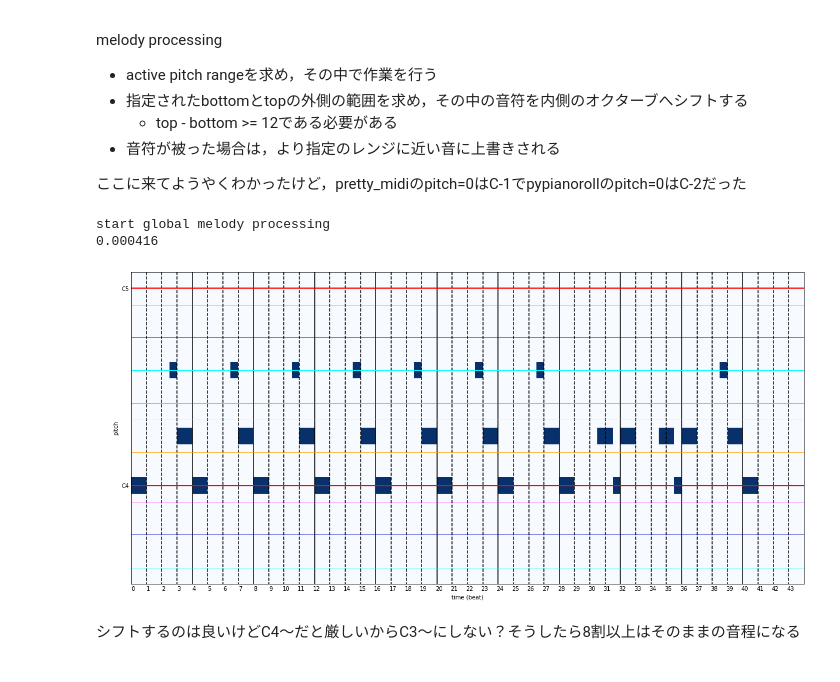
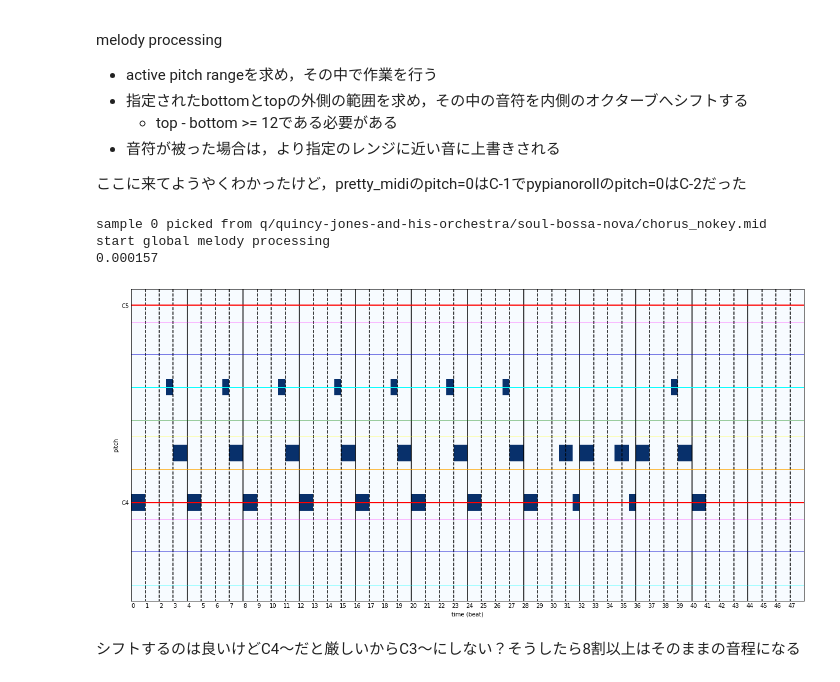
Before and after one commit to fuurin/midinet-followup, a Jupyter notebook: midinet_preparation.ipynb, the cells around one changed output. Drawn from its saved outputs; the diff is of its cells as text; code cells hidden in the pictures.

```diff
--- a/midinet_preparation.ipynb
+++ b/midinet_preparation.ipynb
@@ -412,12 +403,9 @@ class AugumentTrack(Processor):
         self.keys = shifts if isinstance(shifts, list) else range(shifts)
         self.up = up
 
-    def get_active_range(self, bars):
-        lowest, highest = 0, 127
-        while not np.any(bars[:, lowest]) and lowest < 127: lowest += 1
-        while not np.any(bars[:, highest]) and highest > 0: highest -= 1
-        if lowest > highest: return None, None
-        return lowest, highest
+    def get_active_range(self, nproll):
+        pitches = np.where(nproll)[1]
+        return np.min(pitches), np.max(pitches)
 
     def __call__(self, ppr, track):
         bars = track.pianoroll if isinstance(track, Track) else track
@@ -602,7 +593,7 @@ ppr = get_sample()
 melody = ppr.tracks[0]
 
 print("start global processing")
-for p in [binalize, down_resolution, remove_empty_bars]:
+for p in [binarize, down_resolution, remove_empty_bars]:
     with Timer():
         ppr, melody = p(ppr, melody)
 
@@ -725,13 +716,13 @@ class RemoveNonTriadBars(Processor):
 
         return ppr, chord_track
 # %%
-ppr = get_sample()
+ppr = get_sample(0)
 remove_non_triads = RemoveNonTriadBars()
 melody = ppr.tracks[0]
 chord_track = ppr.tracks[1]
 
 print("start global melody processing")
-for p in [binalize, down_resolution, remove_empty_bars]:
+for p in [binarize, down_resolution, remove_empty_bars]:
     with Timer():
         ppr, melody = p(ppr, melody)
 
@@ -905,45 +897,44 @@ class ShiftInRange(Processor):
         if top - bottom < 12:
             raise ValueError("Pitch range must be larger than 12 pitches.")
         self.bottom, self.top = bottom, top
-        self.bottom_key, self.top_key = bottom % 12, top % 12
 
     def __call__(self, ppr, track):
         nproll = track.pianoroll if isinstance(track, Track) else track
-        is_binalized = nproll.dtype == bool
+        bottom, top = self.bottom, self.top
 
-        for b in range(0, bottom):
-            notes = np.where(nproll[:, b])[0]
-            if len(notes):
-                updated = 1 if is_binalized else nproll[notes, b]
-                nproll[notes, bottom + (b % 12 - self.bottom_key)] = updated
-        nproll[:, 0:bottom] = 0
+        lower_step, lower_pitches = np.where(nproll[:, :bottom])
+        new_lower_pitches = lower_pitches - (lower_pitches - bottom) // 12 * 12
+        nproll[lower_step, new_lower_pitches] = nproll[lower_step, lower_pitches]
+        nproll[lower_step, lower_pitches] = 0
 
-        for t in range(127, top, -1):
-            notes = np.where(nproll[:, t])[0]
-            if len(notes):
-                updated = 1 if is_binalized else nproll[notes, t]
-                nproll[notes, top - (self.top_key - t % 12)] = updated
-        nproll[:, top+1:128] = 0
+        higher_step, higher_pitches_from_top = np.where(nproll[:, top+1:])
+        higher_pitches = higher_pitches_from_top + (top + 1)
+        new_higher_pitches = higher_pitches - (higher_pitches_from_top + 13) // 12 * 12
+        nproll[higher_step, new_higher_pitches] = nproll[higher_step, higher_pitches]
+        nproll[higher_step, higher_pitches] = 0
 
         return ppr, track
 # %%
 ppr = get_sample()
-bottom, top = 60, 83 # C4 ~ B5
+# bottom, top = 36, 99 # C3 ~ D#7
+# bottom, top = 65, 80 # lower to higher
+bottom, top = 56, 69 # higer to lower
 shift_in_range = ShiftInRange(bottom, top)
 melody = ppr.tracks[0]
 
 print("start global melody processing")
-for p in [binalize, down_resolution, remove_empty_bars]:
+for p in [binarize, down_resolution]:
     ppr, melody = p(ppr, melody)
 
 with Timer():
     ppr, melody = shift_in_range(ppr, melody)
 
 grid_plot(melody, beat_resolution=ppr.beat_resolution)
 # %% [output]
+sample 0 picked from q/quincy-jones-and-his-orchestra/soul-bossa-nova/chorus_nokey.mid
 start global melody processing
-0.000416
+0.000157
-[figure, old version]
+[figure, new version]
 # %% [markdown]
 シフトするのは良いけどC4～だと厳しいからC3～にしない？そうしたら8割以上はそのままの音程になる
 # %% [markdown]
```
Also changed, not shown: parts of 44 cells of this notebook, 7 other files.
